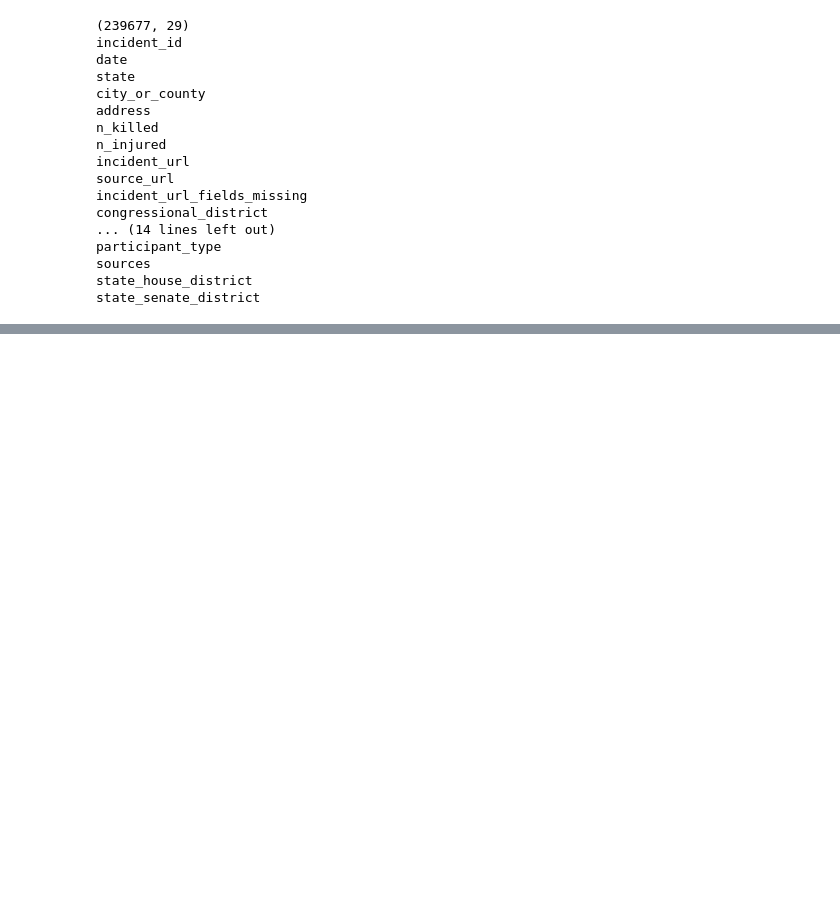
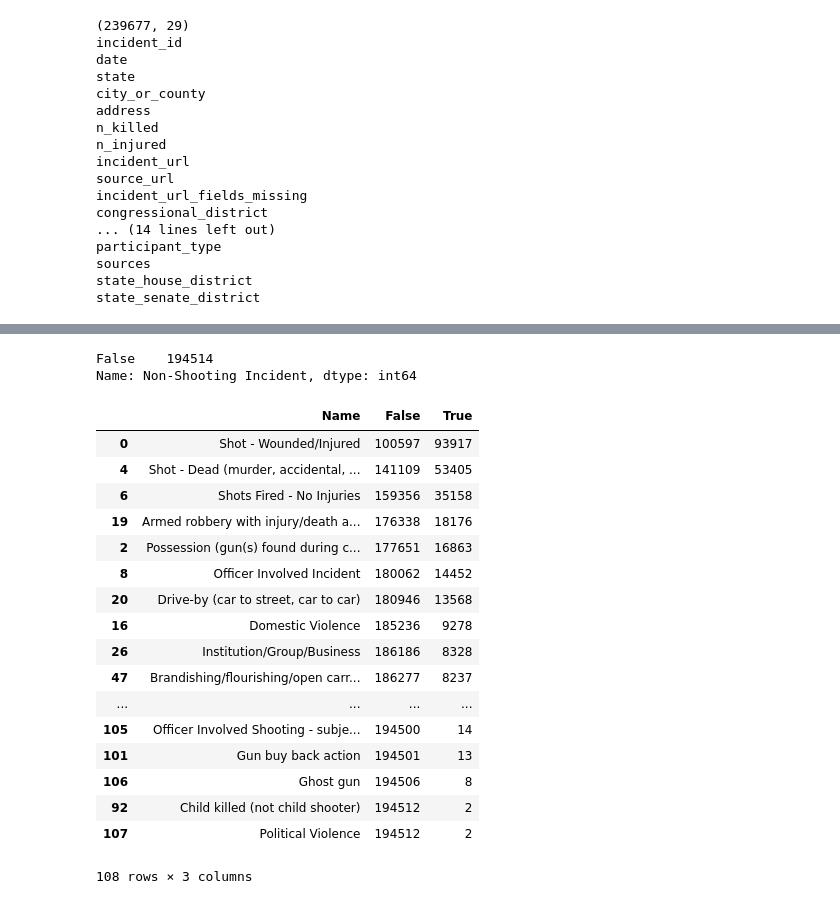
Before and after one commit to annabeck/Gun_Violence_E19, a Jupyter notebook: Data.ipynb, the cells around one changed output, grey strips where cells are left out. Saved outputs shown, nothing was run; the diff lists cells and outputs as text; code cells hidden in the pictures; blank space fills up the shorter version.

```diff
--- a/Data.ipynb
+++ b/Data.ipynb
@@ -210,0 +243,50 @@ Name: Mass Shooting, dtype: int64
+# %%
+df_violence = df.loc[df['Non-Shooting Incident']!=True]
+# %%
+#df_violence
+#len(df)-len(df_violence)
+df_violence['Non-Shooting Incident'].value_counts()
+# %% [output]
+False    194514
+Name: Non-Shooting Incident, dtype: int64
+# %%
+## NY TABEL
+
+# Tjekker om vi har identificeret de rigtig variable
+col1 = [('False',[]),('True',[])]
+
+
+for i in unikke2:
+    s = df_violence[i].value_counts()
+    s1 = list(s)
+    for j in range(2):
+        if len(s1) ==1 :
+            break
+        else:
+            col1[j][1].append(s1[j])
+# %%
+Dict1 = {title:column for (title,column) in col1}
+di1 = pd.DataFrame(Dict1) #Tabel der viser, hvor mange incidents der er
+nv_incident1 = pd.DataFrame(unikke)
+di1['Name']=pd.DataFrame(nv_incident1, index = di1.index)
+di1 = di1[['Name','False','True']]
+di1.sort_values(by=['True'], ascending = False)
+# %% [output]
+|  | Name | False | True |
+| 0 | Shot - Wounded/Injured | 100597 | 93917 |
+| 4 | Shot - Dead (murder, accidental, ... | 141109 | 53405 |
+| 6 | Shots Fired - No Injuries | 159356 | 35158 |
+| 19 | Armed robbery with injury/death a... | 176338 | 18176 |
+| 2 | Possession (gun(s) found during c... | 177651 | 16863 |
+| 8 | Officer Involved Incident | 180062 | 14452 |
+| 20 | Drive-by (car to street, car to car) | 180946 | 13568 |
+| 16 | Domestic Violence | 185236 | 9278 |
+| 26 | Institution/Group/Business | 186186 | 8328 |
+| 47 | Brandishing/flourishing/open carr... | 186277 | 8237 |
+| ... | ... | ... | ... |
+| 105 | Officer Involved Shooting - subje... | 194500 | 14 |
+| 101 | Gun buy back action | 194501 | 13 |
+| 106 | Ghost gun | 194506 | 8 |
+| 92 | Child killed (not child shooter) | 194512 | 2 |
+| 107 | Political Violence | 194512 | 2 |
+108 rows × 3 columns
```
Also changed, not shown: parts of 19 cells of this notebook.
